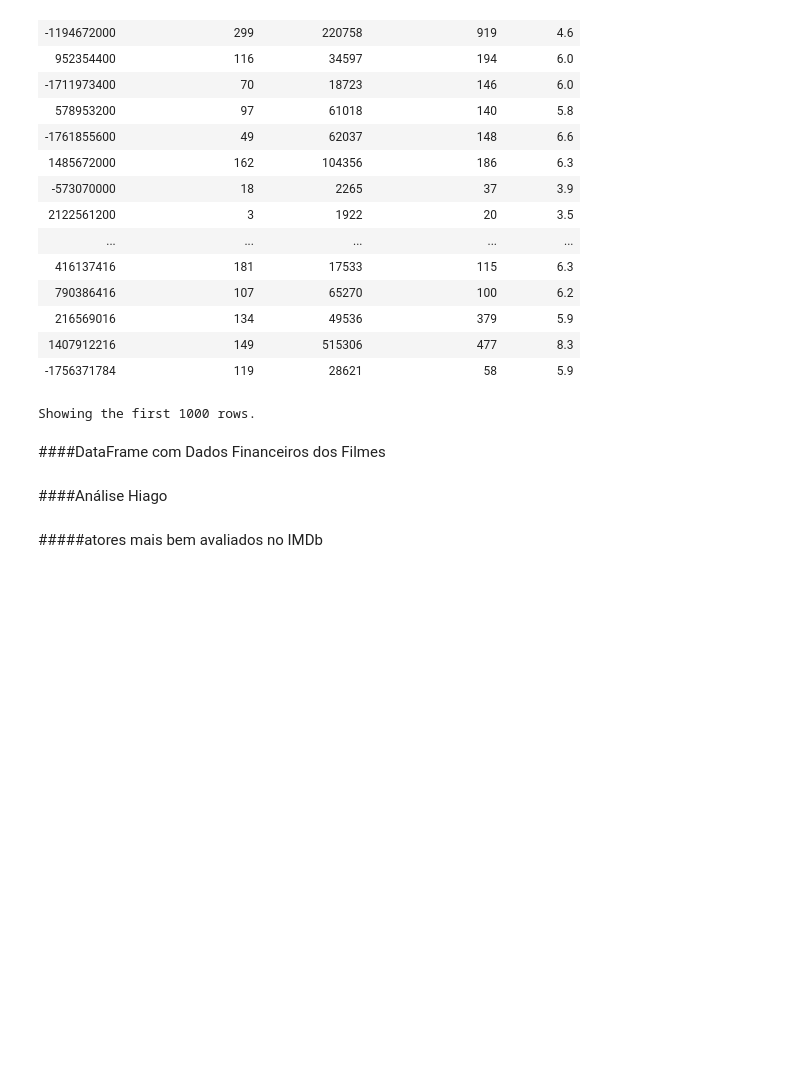
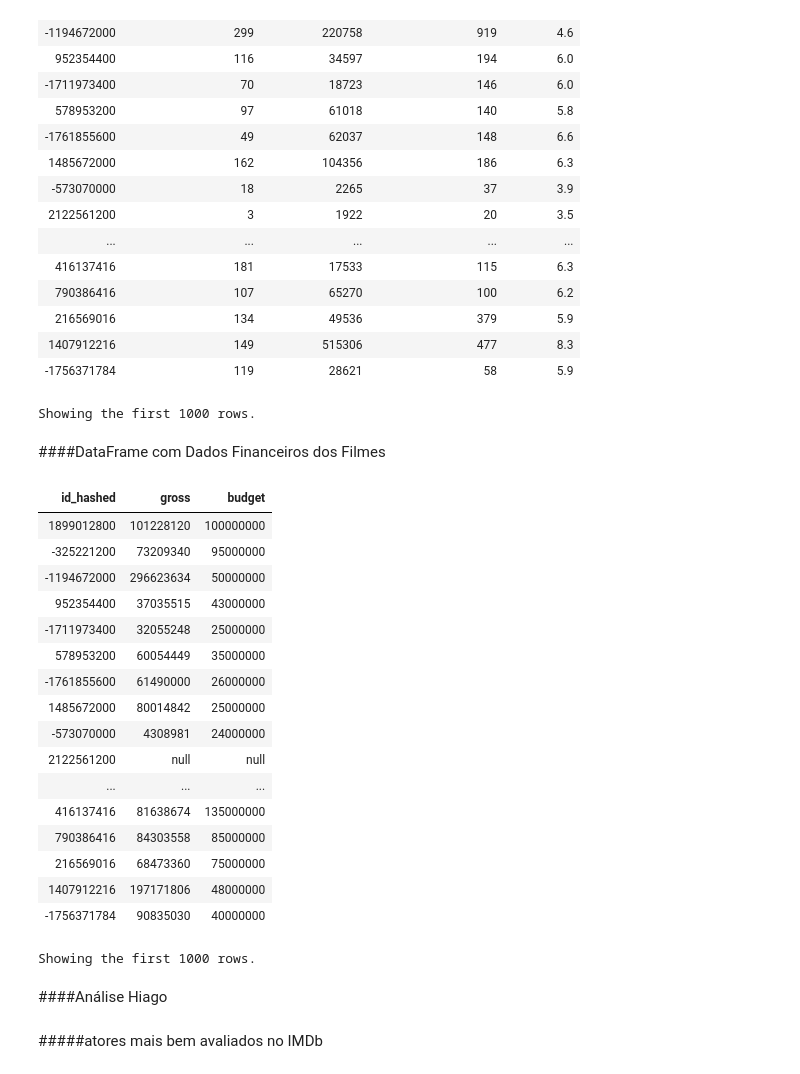
Before and after one commit to AldenisFranca/big_data1_ada, a Jupyter notebook: projeto_final_big_data.ipynb, the cells around one changed output. Drawn from its saved outputs; the diff is of its cells as text; code cells hidden in the pictures; blank space fills up the shorter version.

```diff
--- a/projeto_final_big_data.ipynb
+++ b/projeto_final_big_data.ipynb
@@ -292,3 +299,26 @@ Showing the first 1000 rows.
+# %%
+df_financeiro = spark.read.parquet("dbfs:/FileStore/trusted/financeiro")
+df_info_movie.createOrReplaceTempView('df_financeiro')
+display(df_financeiro)
+# %% [output]
+| id_hashed | gross | budget |
+| 1899012800 | 101228120 | 100000000 |
+| -325221200 | 73209340 | 95000000 |
+| -1194672000 | 296623634 | 50000000 |
+| 952354400 | 37035515 | 43000000 |
+| -1711973400 | 32055248 | 25000000 |
+| 578953200 | 60054449 | 35000000 |
+| -1761855600 | 61490000 | 26000000 |
+| 1485672000 | 80014842 | 25000000 |
+| -573070000 | 4308981 | 24000000 |
+| 2122561200 | null | null |
+| ... | ... | ... |
+| 416137416 | 81638674 | 135000000 |
+| 790386416 | 84303558 | 85000000 |
+| 216569016 | 68473360 | 75000000 |
+| 1407912216 | 197171806 | 48000000 |
+| -1756371784 | 90835030 | 40000000 |
+Showing the first 1000 rows.
 # %% [markdown]
 ####Análise Hiago
 # %% [markdown]
```
Also changed, not shown: parts of 4 cells of this notebook.
